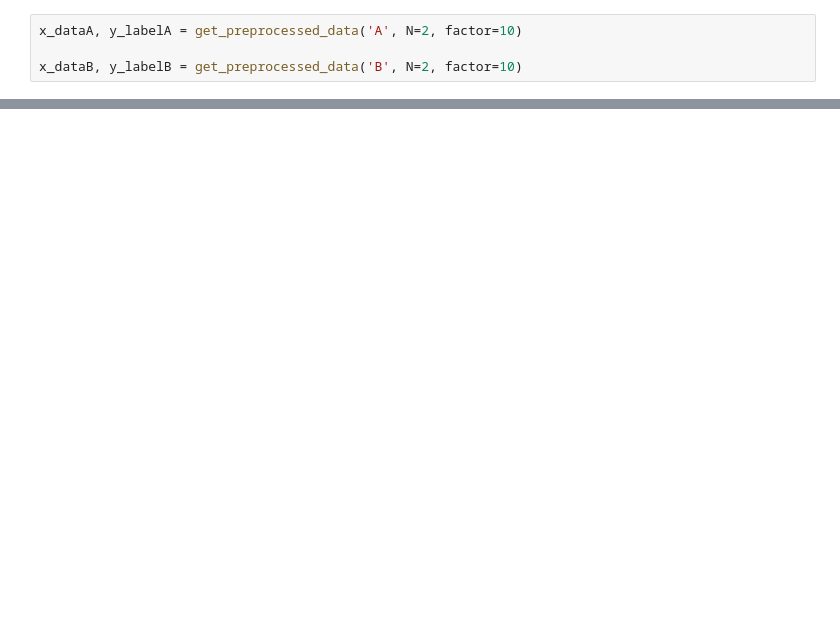
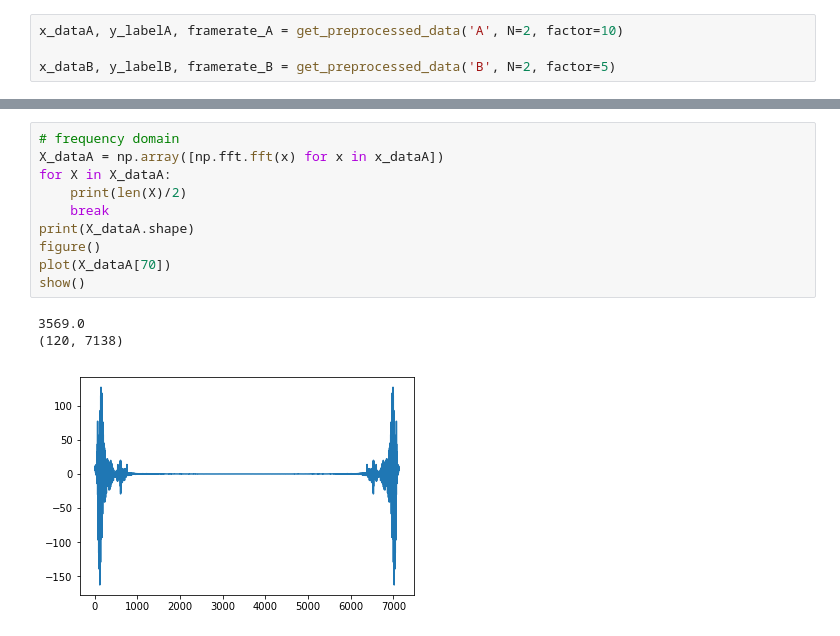
Before and after one commit to lindawangg/Classifying-Heartbeats, a Jupyter notebook: classifying_heartbeats.ipynb, the cells around one changed output, grey strips where cells are left out. Saved outputs shown, nothing was run; the diff lists cells and outputs as text; blank space fills up the shorter version.

```diff
--- a/classifying_heartbeats.ipynb
+++ b/classifying_heartbeats.ipynb
@@ -7,4 +8,4 @@ from features import find_peaks
 # %%
-x_dataA, y_labelA = get_preprocessed_data('A', N=2, factor=10)
+x_dataA, y_labelA, framerate_A = get_preprocessed_data('A', N=2, factor=10)
 
-x_dataB, y_labelB = get_preprocessed_data('B', N=2, factor=10)
+x_dataB, y_labelB, framerate_B = get_preprocessed_data('B', N=2, factor=5)
@@ -24,0 +50,14 @@ NameError: name 'np' is not defined
+# %%
+# frequency domain
+X_dataA = np.array([np.fft.fft(x) for x in x_dataA])
+for X in X_dataA:
+    print(len(X)/2)
+    break
+print(X_dataA.shape)
+figure()
+plot(X_dataA[70])
+show()
+# %% [output]
+3569.0
+(120, 7138)
+[figure, added]
```
Also changed, not shown: parts of 12 cells of this notebook, 2 other files.
